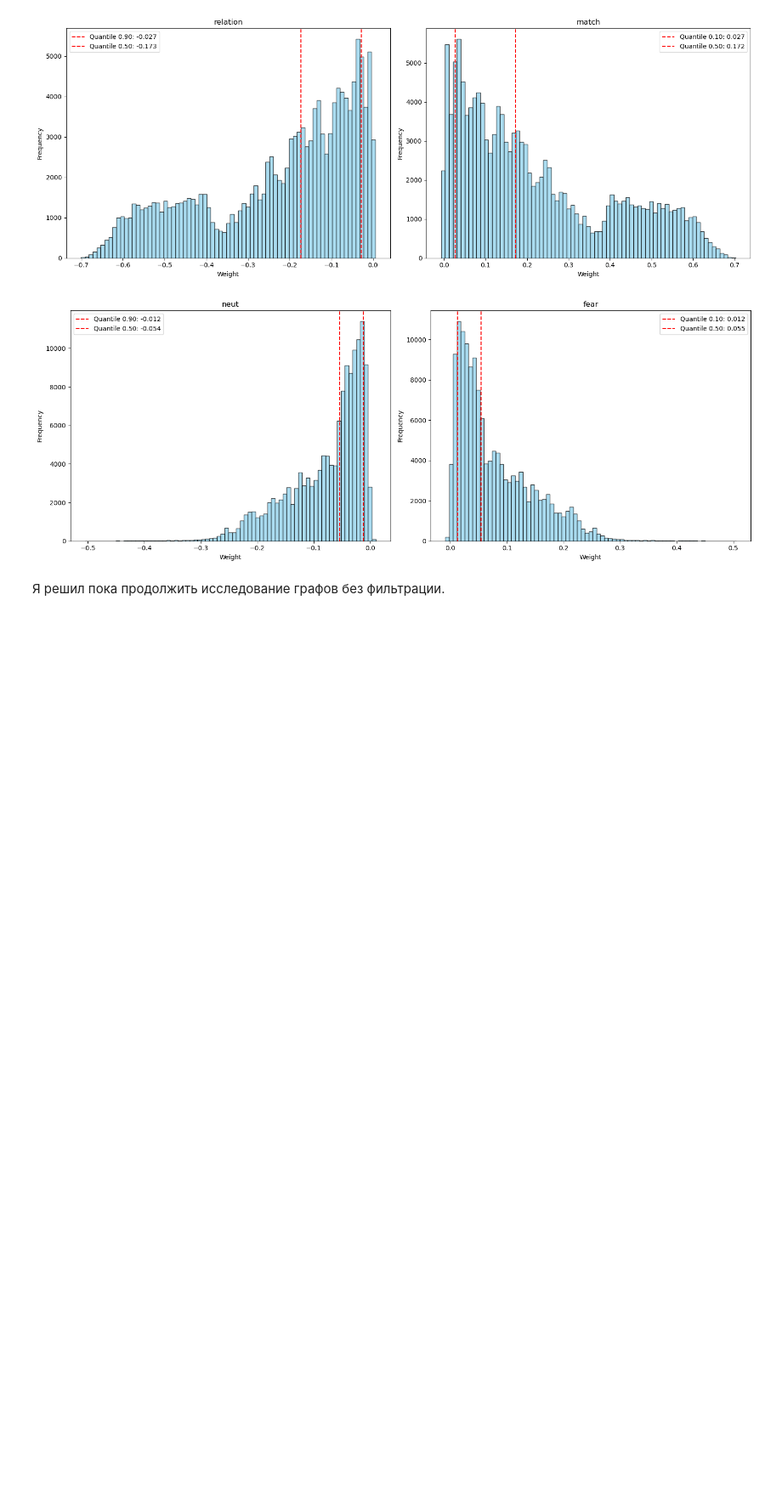
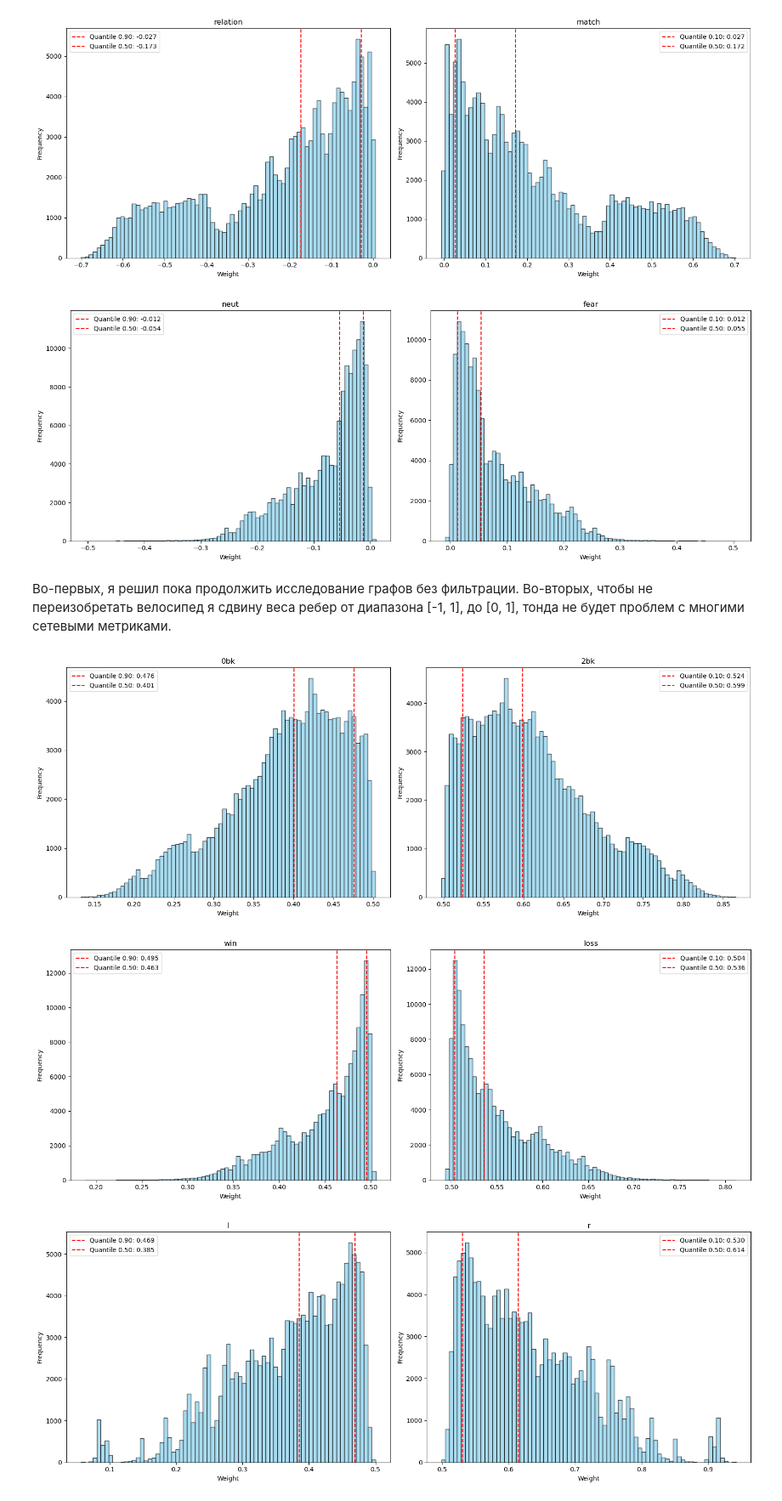
Before and after one commit to Daniil-Vlasenko/HSE_HCP_fMRI_ensemble_graphs, a Jupyter notebook: code/Python/edges_exploring.ipynb, the cells around one changed output. Shown at 85% size. Drawn from its saved outputs; the diff is of its cells as text; code cells hidden in the pictures; blank space fills up the shorter version.

```diff
--- a/code/Python/edges_exploring.ipynb
+++ b/code/Python/edges_exploring.ipynb
@@ -60,7 +60,7 @@ import matplotlib.pyplot as plt
 import numpy as np
 import paths
 
-def weight_distribution(file0, file1, quantiles, bins=75):
+def weight_distribution(file0, file1, quantiles, bins=75, shift=False):
     """
     Изображение распределений весов ребер двух ансамблевых графов.
 
@@ -68,10 +68,14 @@ def weight_distribution(file0, file1, quantiles, bins=75):
     :param file1: Файл графа второго состояния.
     :param quantiles: Квантили, которые нужно изобразить.
     :param bins: Число столбцов в гистограмме.
+    :param shift: Нужно ли делать сдвиг весов.
     :return:
     """
     fig, axes = plt.subplots(1, 2, figsize=(16, 6))
-    matrices = [np.load(file0), np.load(file1)]
+    if shift:
+        matrices = [(np.load(file0) + 1) / 2, (np.load(file1) + 1) / 2]
+    else:
+        matrices = [np.load(file0), np.load(file1)]
     titles = [file0.split('/')[-1][:-4], file1.split('/')[-1][:-4]]
 
     for ax, mat, title, qs in zip(axes, matrices, titles, [1 - np.array(quantiles), np.array(quantiles)]):
@@ -115,4 +119,17 @@ weight_distribution(paths.average_network_emotion[0], paths.average_network_emot
 [figure]
 [figure]
 # %% [markdown]
-Я решил пока продолжить исследование графов без фильтрации.
+Во-первых, я решил пока продолжить исследование графов без фильтрации. Во-вторых, чтобы не переизобретать велосипед я сдвину веса ребер от диапазона [-1, 1], до [0, 1], тонда не будет проблем с многими сетевыми метриками.
+# %%
+quantiles = [0.1, 0.5]
+weight_distribution(paths.average_network_wm[0], paths.average_network_wm[1], quantiles, shift=True)
+weight_distribution(paths.average_network_gambling[0], paths.average_network_gambling[1], quantiles, shift=True)
+weight_distribution(paths.average_network_motor[0], paths.average_network_motor[1], quantiles, shift=True)
+weight_distribution(paths.average_network_language[0], paths.average_network_language[1], quantiles, shift=True)
+weight_distribution(paths.average_network_social[0], paths.average_network_social[1], quantiles, shift=True)
+weight_distribution(paths.average_network_relational[0], paths.average_network_relational[1], quantiles, shift=True)
+weight_distribution(paths.average_network_emotion[0], paths.average_network_emotion[1], quantiles, shift=True)
+# %% [output]
+[figure, added]
+[figure, added]
+[figure, added]
```
Also changed, not shown: parts of 8 cells of this notebook.
